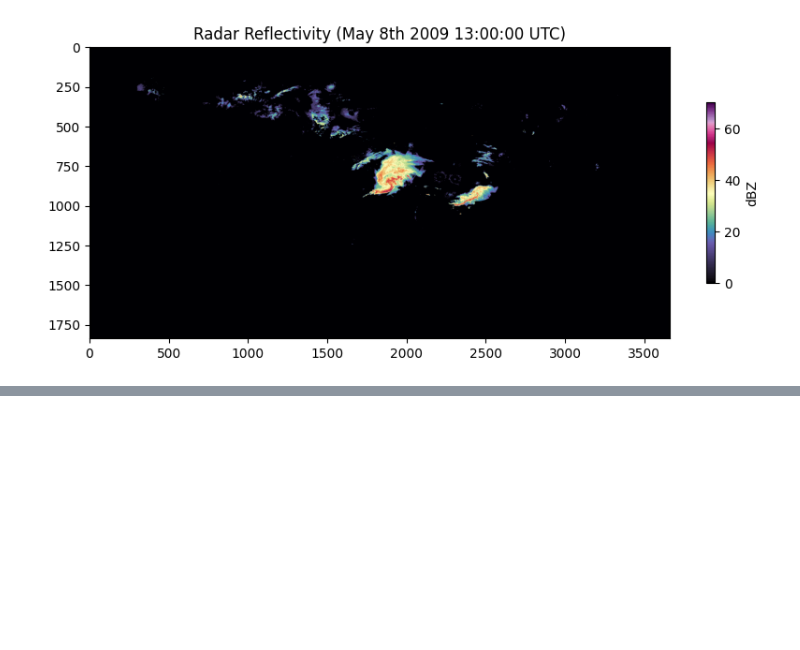
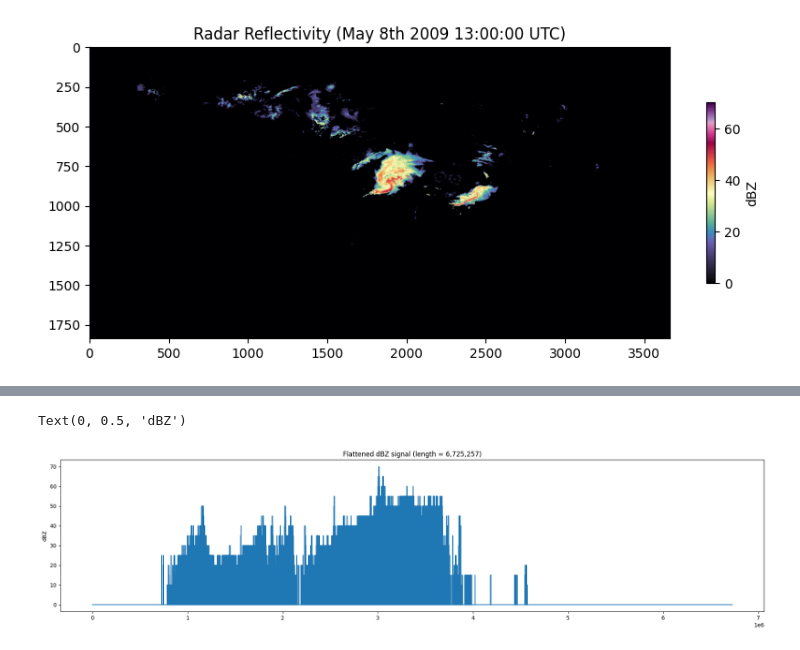
Before and after one commit to ahaberlie/python_programming_geosciences, a Jupyter notebook: chapters/chapter_8_machine_learning_tabular/8_1_machine_learning_introduction.ipynb, the cells around one changed output, grey strips where cells are left out. Drawn from its saved outputs; the diff is of its cells as text; code cells hidden in the pictures; blank space fills up the shorter version.

```diff
--- a/chapters/chapter_8_machine_learning_tabular/8_1_machine_learning_introduction.ipynb
+++ b/chapters/chapter_8_machine_learning_tabular/8_1_machine_learning_introduction.ipynb
@@ -206,0 +326,12 @@ cbar.set_label("dBZ")
+# %%
+plt.rcParams['figure.figsize'] = 10, 10
+
+img = Image.open("storm_mode/BREF_090508_1300.png")
+img = np.array(img)
+
+print(img.shape)
+
+plt.imshow(np.array(img) * 5, cmap='ChaseSpectral')
+plt.title("Radar Reflectivity (May 8th 2009 13:00:00 UTC)")
+cbar = plt.colorbar(shrink=0.25)
+cbar.set_label("dBZ")
@@ -206,0 +347,12 @@ cbar.set_label("dBZ")
+# %%
+plt.rcParams['figure.figsize'] = (23, 5)
+
+flat = img.flatten()
+
+plt.plot(flat * 5, '-')
+
+plt.title(f"Flattened dBZ signal (length = {len(flat):,})")
+plt.ylabel('dBZ')
+# %% [output]
+Text(0, 0.5, 'dBZ')
+[figure, added]
```
Also changed, not shown: parts of 9 cells of this notebook.
